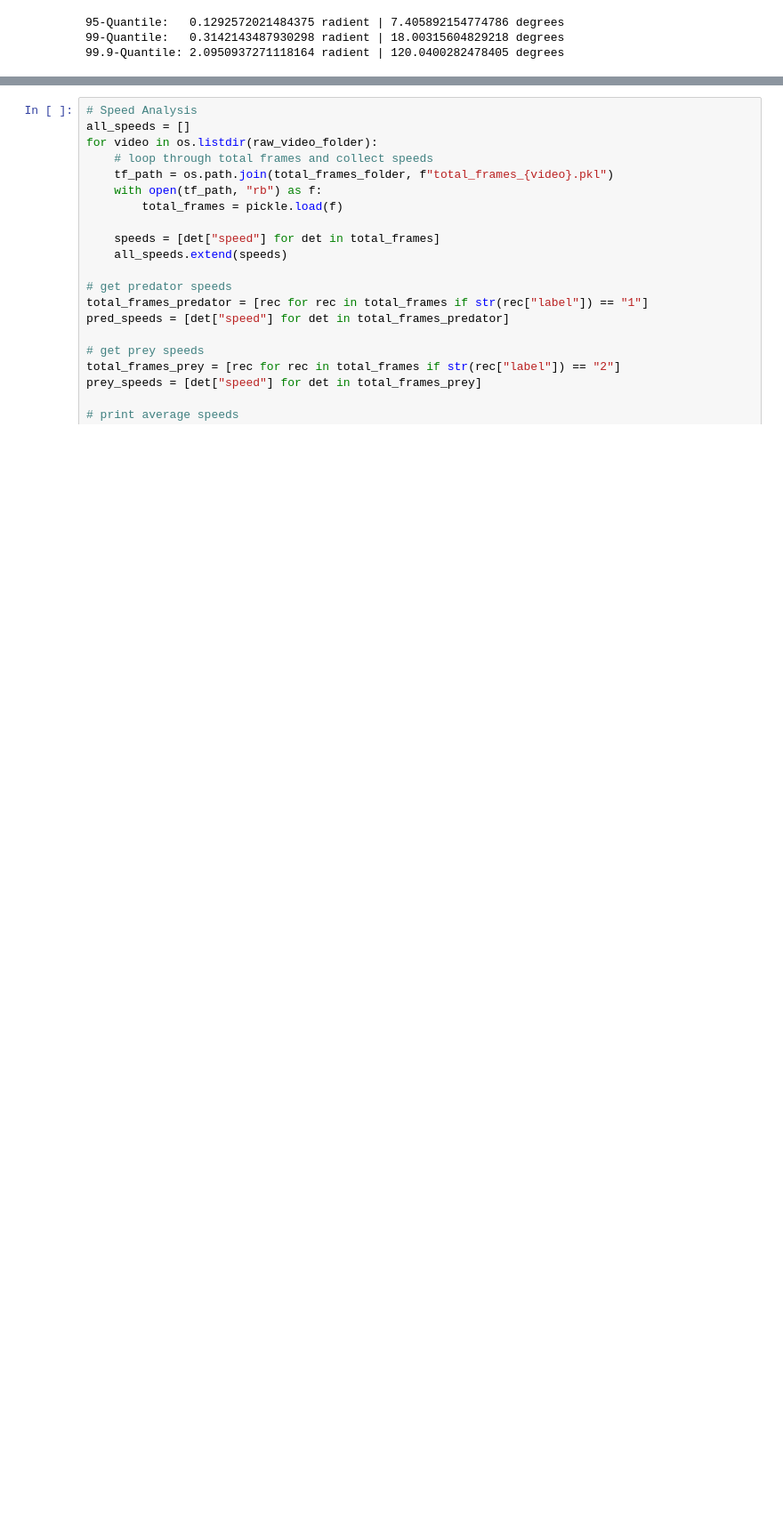
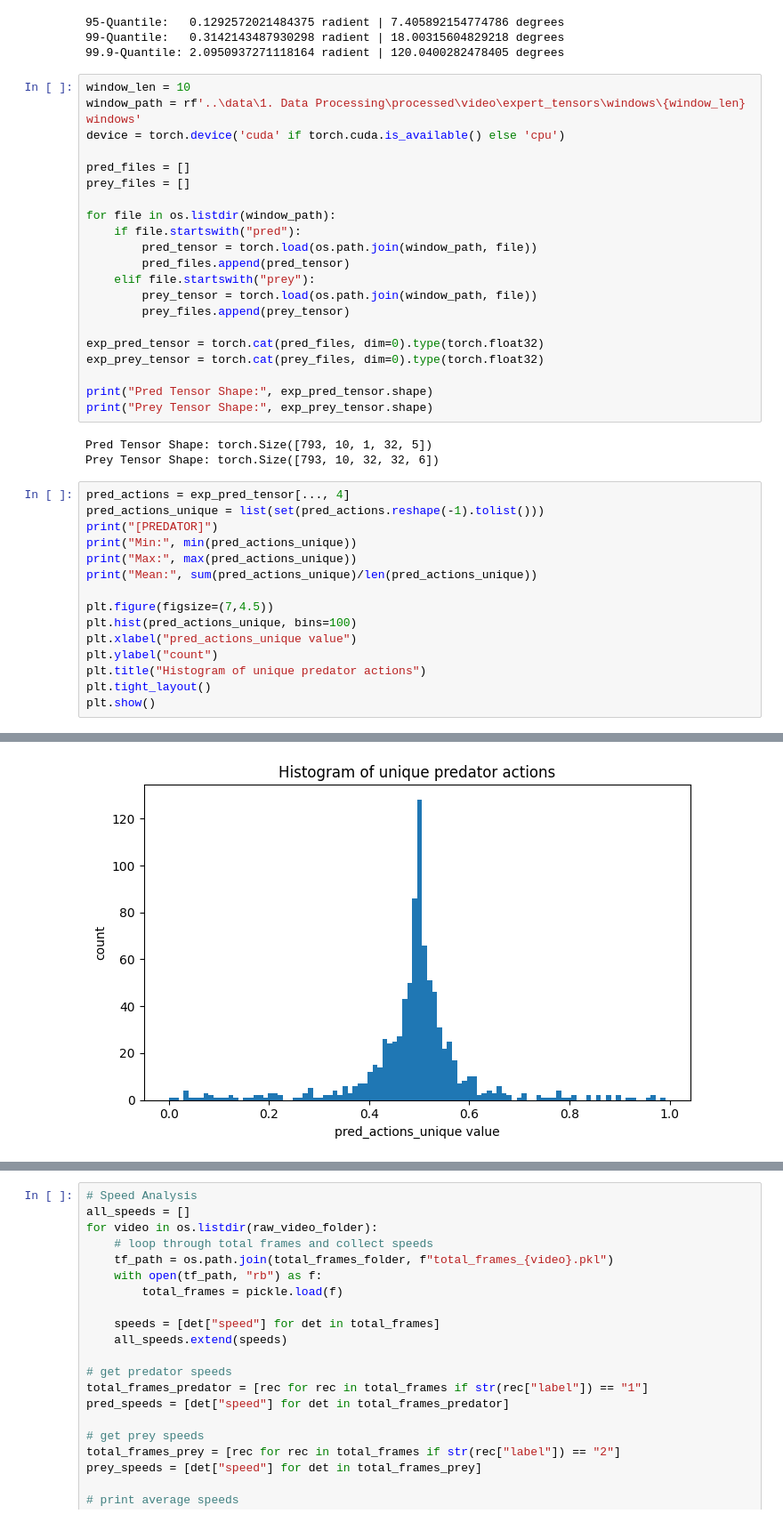
Before and after one commit to wirthy21/Master-Thesis, a Jupyter notebook: notebooks/extras/Video Env Settings.ipynb, the cells around one changed output, grey strips where cells are left out. Shown at 89% size. Saved outputs shown, nothing was run; the diff lists cells and outputs as text; blank space fills up the shorter version.

```diff
--- a/notebooks/extras/Video Env Settings.ipynb
+++ b/notebooks/extras/Video Env Settings.ipynb
@@ -66,3 +66,43 @@ print("99.9-Quantile:",  q999, "radient |", q999*180/np.pi, "degrees")
 95-Quantile:   0.1292572021484375 radient | 7.405892154774786 degrees
 99-Quantile:   0.3142143487930298 radient | 18.00315604829218 degrees
 99.9-Quantile: 2.0950937271118164 radient | 120.0400282478405 degrees
+# %%
+window_len = 10
+window_path = rf'..\data\1. Data Processing\processed\video\expert_tensors\windows\{window_len} windows'
+device = torch.device('cuda' if torch.cuda.is_available() else 'cpu')
+
+pred_files = []
+prey_files = []
+
+for file in os.listdir(window_path):
+    if file.startswith("pred"):
+        pred_tensor = torch.load(os.path.join(window_path, file))
+        pred_files.append(pred_tensor)
+    elif file.startswith("prey"):
+        prey_tensor = torch.load(os.path.join(window_path, file))
+        prey_files.append(prey_tensor)
+
+exp_pred_tensor = torch.cat(pred_files, dim=0).type(torch.float32)
+exp_prey_tensor = torch.cat(prey_files, dim=0).type(torch.float32)
+
+print("Pred Tensor Shape:", exp_pred_tensor.shape)
+print("Prey Tensor Shape:", exp_prey_tensor.shape)
+# %% [output]
+Pred Tensor Shape: torch.Size([793, 10, 1, 32, 5])
+Prey Tensor Shape: torch.Size([793, 10, 32, 32, 6])
+# %%
+pred_actions = exp_pred_tensor[..., 4]
+pred_actions_unique = list(set(pred_actions.reshape(-1).tolist()))
+print("[PREDATOR]")
+print("Min:", min(pred_actions_unique))
+print("Max:", max(pred_actions_unique))
+print("Mean:", sum(pred_actions_unique)/len(pred_actions_unique))
+
+plt.figure(figsize=(7,4.5))
+plt.hist(pred_actions_unique, bins=100)
+plt.xlabel("pred_actions_unique value")
+plt.ylabel("count")
+plt.title("Histogram of unique predator actions")
+plt.tight_layout()
+plt.show()
+# %% [output]
@@ -68,0 +113 @@ print("99.9-Quantile:",  q999, "radient |", q999*180/np.pi, "degrees")
+[figure, added]
```
Also changed, not shown: parts of 3 cells of this notebook, 11 other files.
